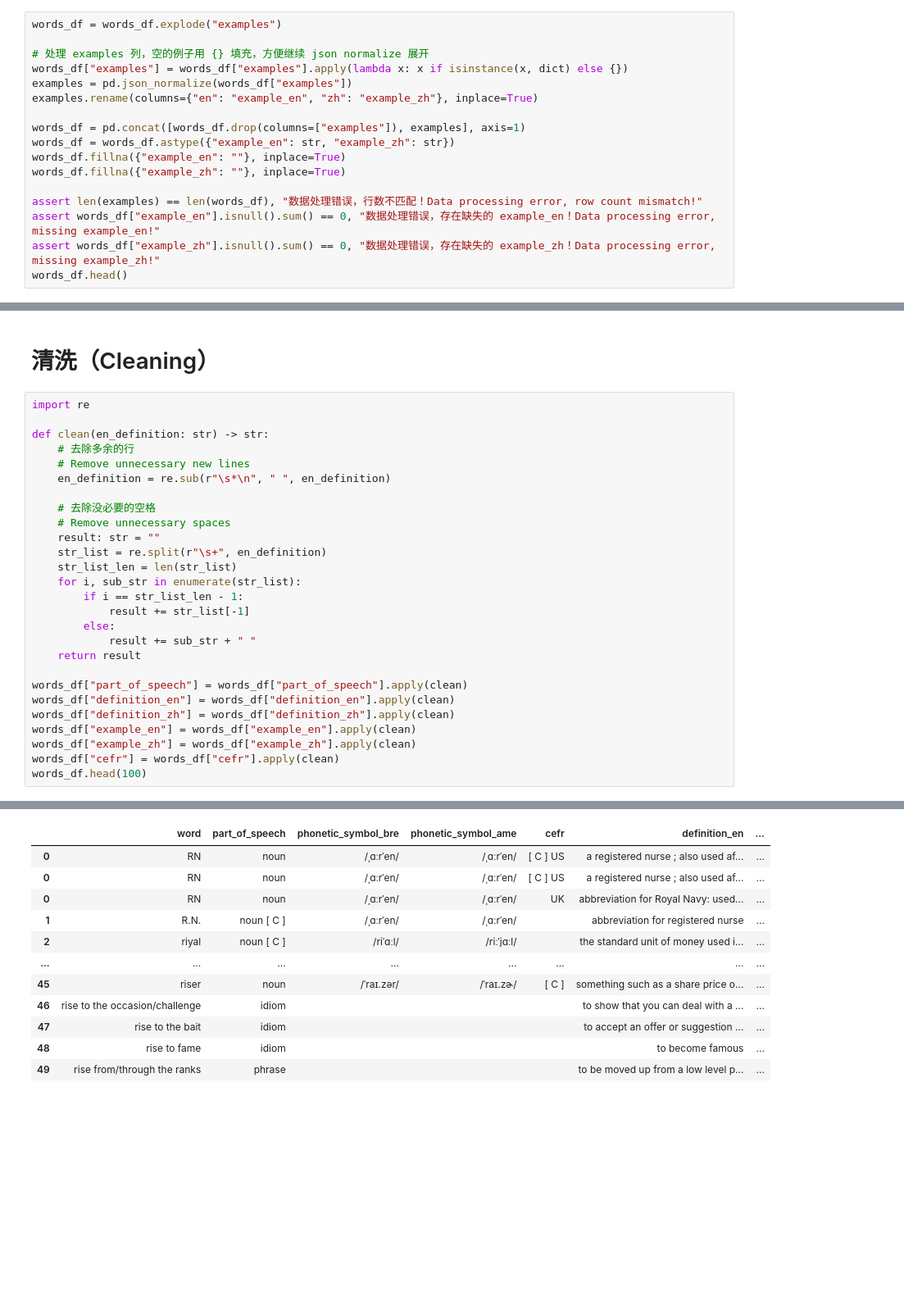
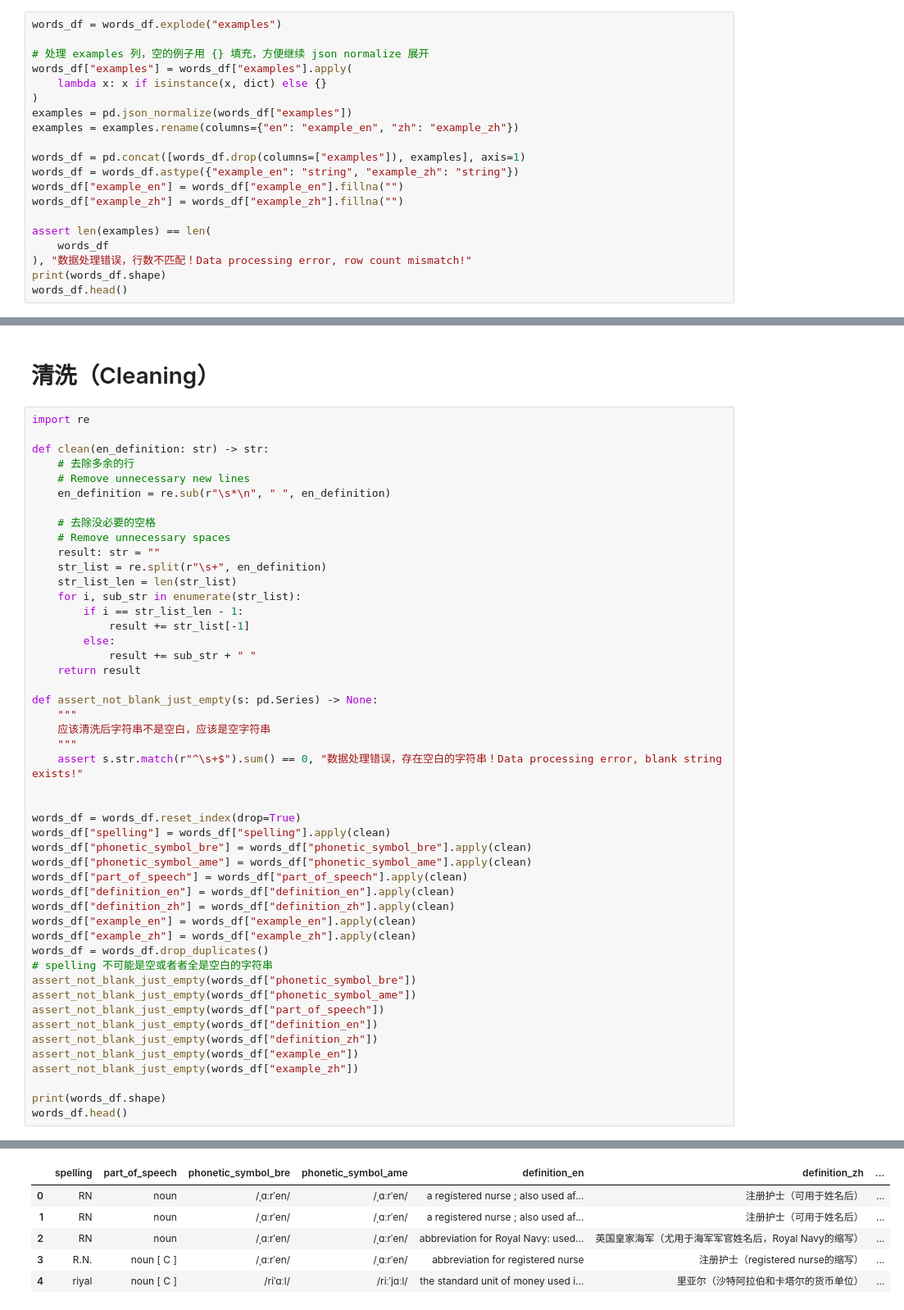
Before and after one commit to ZadenYip/EnLangMemo, a Jupyter notebook: pipeline-data/crawler_to_db_etl.ipynb, the cells around one changed output, grey strips where cells are left out. Shown at 82% size. Drawn from its saved outputs; the diff is of its cells as text; blank space fills up the shorter version.

Commit message:
feat(dictionary-pipeline-data): complete dictionary pipeline data

```diff
--- a/pipeline-data/crawler_to_db_etl.ipynb
+++ b/pipeline-data/crawler_to_db_etl.ipynb
@@ -103,17 +102,20 @@ words_df.head()
 words_df = words_df.explode("examples")
 
 # 处理 examples 列，空的例子用 {} 填充，方便继续 json normalize 展开
-words_df["examples"] = words_df["examples"].apply(lambda x: x if isinstance(x, dict) else {})
+words_df["examples"] = words_df["examples"].apply(
+    lambda x: x if isinstance(x, dict) else {}
+)
 examples = pd.json_normalize(words_df["examples"])
-examples.rename(columns={"en": "example_en", "zh": "example_zh"}, inplace=True)
+examples = examples.rename(columns={"en": "example_en", "zh": "example_zh"})
 
 words_df = pd.concat([words_df.drop(columns=["examples"]), examples], axis=1)
-words_df = words_df.astype({"example_en": str, "example_zh": str})
-words_df.fillna({"example_en": ""}, inplace=True)
-words_df.fillna({"example_zh": ""}, inplace=True)
+words_df = words_df.astype({"example_en": "string", "example_zh": "string"})
+words_df["example_en"] = words_df["example_en"].fillna("")
+words_df["example_zh"] = words_df["example_zh"].fillna("")
 
-assert len(examples) == len(words_df), "数据处理错误，行数不匹配！Data processing error, row count mismatch!"
-assert words_df["example_en"].isnull().sum() == 0, "数据处理错误，存在缺失的 example_en！Data processing error, missing example_en!"
-assert words_df["example_zh"].isnull().sum() == 0, "数据处理错误，存在缺失的 example_zh！Data processing error, missing example_zh!"
+assert len(examples) == len(
+    words_df
+), "数据处理错误，行数不匹配！Data processing error, row count mismatch!"
+print(words_df.shape)
 words_df.head()
 # %% [output]
@@ -145,11 +148,32 @@ def clean(en_definition: str) -> str:
             result += sub_str + " "
     return result
 
+def assert_not_blank_just_empty(s: pd.Series) -> None:
+    """
+    应该清洗后字符串不是空白，应该是空字符串
+    """
+    assert s.str.match(r"^\s+$").sum() == 0, "数据处理错误，存在空白的字符串！Data processing error, blank string exists!"
+
+
+words_df = words_df.reset_index(drop=True)
+words_df["spelling"] = words_df["spelling"].apply(clean)
+words_df["phonetic_symbol_bre"] = words_df["phonetic_symbol_bre"].apply(clean)
+words_df["phonetic_symbol_ame"] = words_df["phonetic_symbol_ame"].apply(clean)
 words_df["part_of_speech"] = words_df["part_of_speech"].apply(clean)
 words_df["definition_en"] = words_df["definition_en"].apply(clean)
 words_df["definition_zh"] = words_df["definition_zh"].apply(clean)
 words_df["example_en"] = words_df["example_en"].apply(clean)
 words_df["example_zh"] = words_df["example_zh"].apply(clean)
-words_df["cefr"] = words_df["cefr"].apply(clean)
-words_df.head(100)
+words_df = words_df.drop_duplicates()
+# spelling 不可能是空或者者全是空白的字符串
+assert_not_blank_just_empty(words_df["phonetic_symbol_bre"])
+assert_not_blank_just_empty(words_df["phonetic_symbol_ame"])
+assert_not_blank_just_empty(words_df["part_of_speech"])
+assert_not_blank_just_empty(words_df["definition_en"])
+assert_not_blank_just_empty(words_df["definition_zh"])
+assert_not_blank_just_empty(words_df["example_en"])
+assert_not_blank_just_empty(words_df["example_zh"])
+
+print(words_df.shape)
+words_df.head()
 # %% [output]
@@ -156,12 +181,6 @@ words_df.head(100)
-|  | word | part_of_speech | phonetic_symbol_bre | phonetic_symbol_ame | cefr | definition_en | ... |
-| 0 | RN | noun | /ˌɑːrˈen/ | /ˌɑːrˈen/ | [ C ] US | a registered nurse ; also used af... | ... |
-| 0 | RN | noun | /ˌɑːrˈen/ | /ˌɑːrˈen/ | [ C ] US | a registered nurse ; also used af... | ... |
-| 0 | RN | noun | /ˌɑːrˈen/ | /ˌɑːrˈen/ | UK | abbreviation for Royal Navy: used... | ... |
-| 1 | R.N. | noun [ C ] | /ˌɑːrˈen/ | /ˌɑːrˈen/ |  | abbreviation for registered nurse | ... |
-| 2 | riyal | noun [ C ] | /riˈɑːl/ | /riːˈjɑːl/ |  | the standard unit of money used i... | ... |
-| ... | ... | ... | ... | ... | ... | ... | ... |
-| 45 | riser | noun | /ˈraɪ.zər/ | /ˈraɪ.zɚ/ | [ C ] | something such as a share price o... | ... |
-| 46 | rise to the occasion/challenge | idiom |  |  |  | to show that you can deal with a ... | ... |
-| 47 | rise to the bait | idiom |  |  |  | to accept an offer or suggestion ... | ... |
-| 48 | rise to fame | idiom |  |  |  | to become famous | ... |
-| 49 | rise from/through the ranks | phrase |  |  |  | to be moved up from a low level p... | ... |
+|  | spelling | part_of_speech | phonetic_symbol_bre | phonetic_symbol_ame | definition_en | definition_zh | ... |
+| 0 | RN | noun | /ˌɑːrˈen/ | /ˌɑːrˈen/ | a registered nurse ; also used af... | 注册护士（可用于姓名后） | ... |
+| 1 | RN | noun | /ˌɑːrˈen/ | /ˌɑːrˈen/ | a registered nurse ; also used af... | 注册护士（可用于姓名后） | ... |
+| 2 | RN | noun | /ˌɑːrˈen/ | /ˌɑːrˈen/ | abbreviation for Royal Navy: used... | 英国皇家海军（尤用于海军军官姓名后，Royal Navy的缩写） | ... |
+| 3 | R.N. | noun [ C ] | /ˌɑːrˈen/ | /ˌɑːrˈen/ | abbreviation for registered nurse | 注册护士（registered nurse的缩写） | ... |
+| 4 | riyal | noun [ C ] | /riˈɑːl/ | /riːˈjɑːl/ | the standard unit of money used i... | 里亚尔（沙特阿拉伯和卡塔尔的货币单位） | ... |
```
Also changed, not shown: parts of 18 cells of this notebook, 1 other file.
